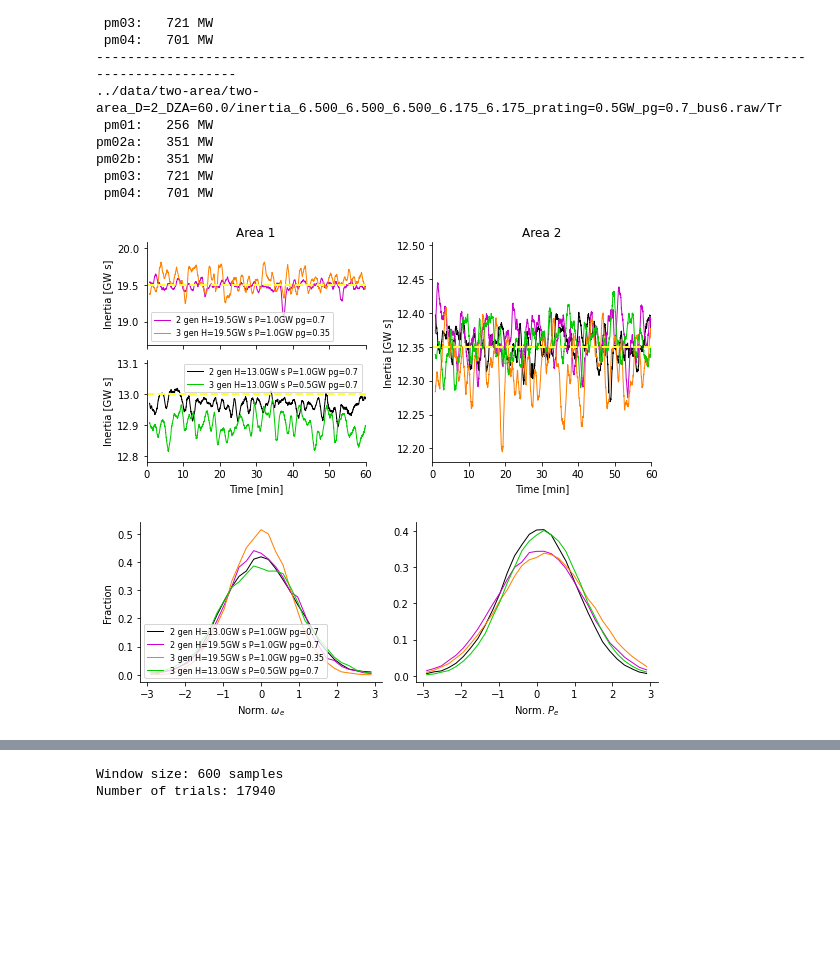
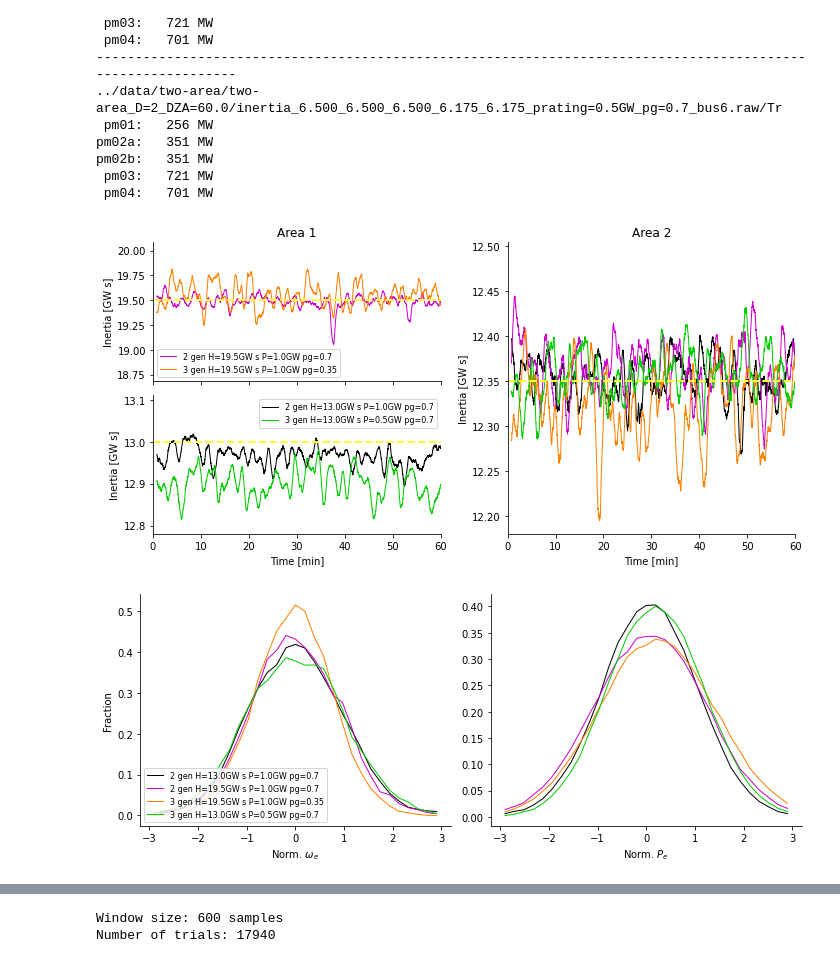
Before and after one commit to danielelinaro/inertia, a Jupyter notebook: notebooks/Inertia_estimation_two-area_multi_area.ipynb, the cells around one changed output, grey strips where cells are left out. Cells and saved outputs as stored; diff of their text form; code cells hidden in the pictures; blank space fills up the shorter version.

```diff
--- a/notebooks/Inertia_estimation_two-area_multi_area.ipynb
+++ b/notebooks/Inertia_estimation_two-area_multi_area.ipynb
@@ -610,7 +611,7 @@ pm02b:   351 MW
 # %%
 col = [[0,0,0], [.8,0,.8], [1,0.5,0], [0,.8,0], [0,0,1]]
 
-fig = plt.figure(figsize=(8,4))
+fig = plt.figure(figsize=(10,5))
 gs = fig.add_gridspec(2, 2)
 ax = [
     fig.add_subplot(gs[0,0]),
@@ -650,29 +651,31 @@ ax[0].set_xlim([0, 60])
 ax[0].set_xticklabels([])
 
 fig.tight_layout()
-fig.savefig(f'two-area_three_gen_bus_{bus_ID}_inertia_estimation_{suffix}.pdf')
+for ext in 'pdf','png':
+    fig.savefig(f'two-area_three_gen_bus_{bus_ID}_inertia_estimation_{suffix}.{ext}')
 # %% [output]
-[figure, old version]
+[figure, new version]
 # %%
 var_names = ['omegael_bus7', 'Pe_bus7']
-fig,ax = plt.subplots(1, 2, sharex=True, figsize=(8,3))
+fig,ax = plt.subplots(1, 2, sharex=True, figsize=(10,4))
 j = 0
 for i,data_norm in enumerate(data_normalized):
     for j,var_name in enumerate(var_names):
         y, edges = np.histogram(data_norm[var_name], bins=31, range=(-3,3), density=True)
         x = edges[:-1] + np.diff(edges)[0] / 2
         ax[j].plot(x, y, color=col[i], lw=1, label=labels[i])
 ax[0].legend(loc='lower left', fontsize=8)
 
 for a in ax:
     for side in 'top','right':
         a.spines[side].set_visible(False)
 ax[0].set_xlabel(r'Norm. $\omega_{e}$')
 ax[1].set_xlabel(r'Norm. $P_{e}$')
 ax[0].set_ylabel('Fraction')
 
 fig.tight_layout()
-fig.savefig(f'two-area_three_gen_bus_{bus_ID}_var_distr_{suffix}.pdf')
+for ext in 'pdf','png':
+    fig.savefig(f'two-area_three_gen_bus_{bus_ID}_var_distr_{suffix}.{ext}')
 # %% [output]
-[figure, old version]
+[figure, new version]
 # %% [markdown]
```
Also changed, not shown: parts of 37 cells of this notebook, 5 other files.
